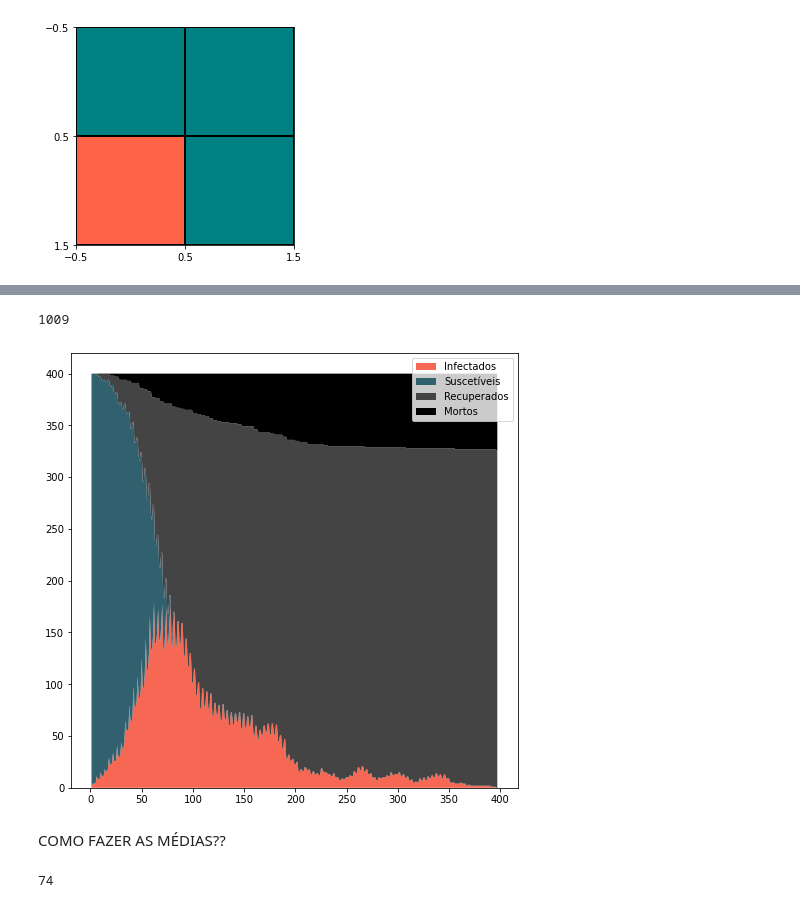
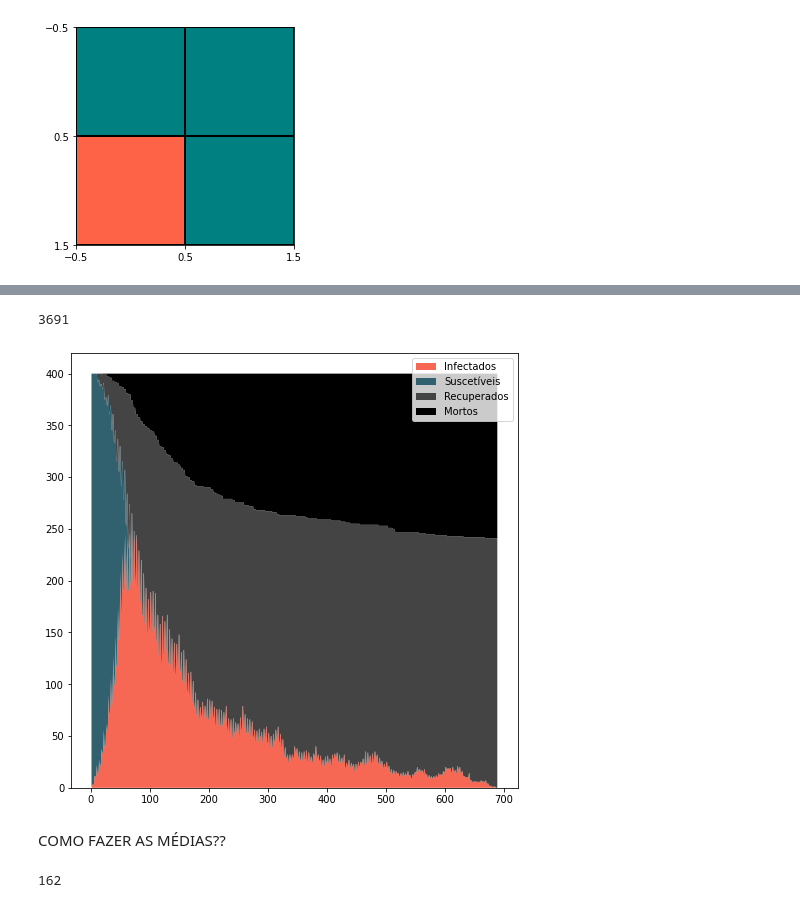
Before and after one commit to AlantheBenign/Fisica-Computacional-Informacao-e-Complexidade, a Jupyter notebook: Aula 8 - Propagação de doenças/Modelo SIRM.ipynb, the cells around one changed output, grey strips where cells are left out. Drawn from its saved outputs; the diff is of its cells as text; code cells hidden in the pictures.

```diff
--- a/Aula 8 - Propagação de doenças/Modelo SIRM.ipynb
+++ b/Aula 8 - Propagação de doenças/Modelo SIRM.ipynb
@@ -141,7 +141,7 @@ populacao = np.zeros((N,N))
 p_c = 0.8
 p_r = 0.2
 p_m = 0.01
-p_rc = 0.08
+p_rc = 0.16
 
 suscetiveis = np.array([N*N-1])
 infectados = np.array([1])
@@ -260,7 +260,7 @@ plt.show()
 # %%
 print(mortos[-1])
 # %% [output]
-1009
+3691
 # %%
 #Sistema
 N = 20
@@ -268,7 +268,7 @@ populacao = np.zeros((N,N))
 p_c = 0.8
 p_r = 0.2
 p_m = 0.02
-p_rc = 0.08
+p_rc = 0.16
 
 suscetiveis = np.array([N*N-1])
 infectados = np.array([1])
@@ -366,37 +366,37 @@ while a:
     a = False
     sus = 0
     inf = 0
     rec = 0
     mor = 0
     for i in range(N):
         for j in range(N):
             if populacao[i][j] == 0:
                 sus += 1
             elif populacao[i][j] == 1:
                 inf += 1
                 a = True
             elif populacao[i][j] == 2:
                 rec += 1
             else:
                 mor += 1
 
     suscetiveis = np.append(suscetiveis,sus)
     infectados = np.append(infectados,inf)
     recuperados = np.append(recuperados,rec)
     mortos = np.append(mortos,mor)
 
     plota_quad(populacao)
     display.clear_output(wait=True)
 
 plt.figure(figsize=(8,8))
 plt.stackplot(np.linspace(1,len(suscetiveis),len(suscetiveis),endpoint=True),[infectados,suscetiveis,recuperados,mortos],labels=["Infectados","Suscetíveis","Recuperados","Mortos"],colors=["f66854","31606e","454445","black"])
 plt.legend()
 plt.show()
 # %% [output]
-[figure, old version]
+[figure, new version]
 # %% [markdown]
 COMO FAZER AS MÉDIAS??
 # %%
 mortos[-1]
 # %% [output]
-74
+162
```
Also changed, not shown: parts of 1 cell of this notebook, 1 other file.
